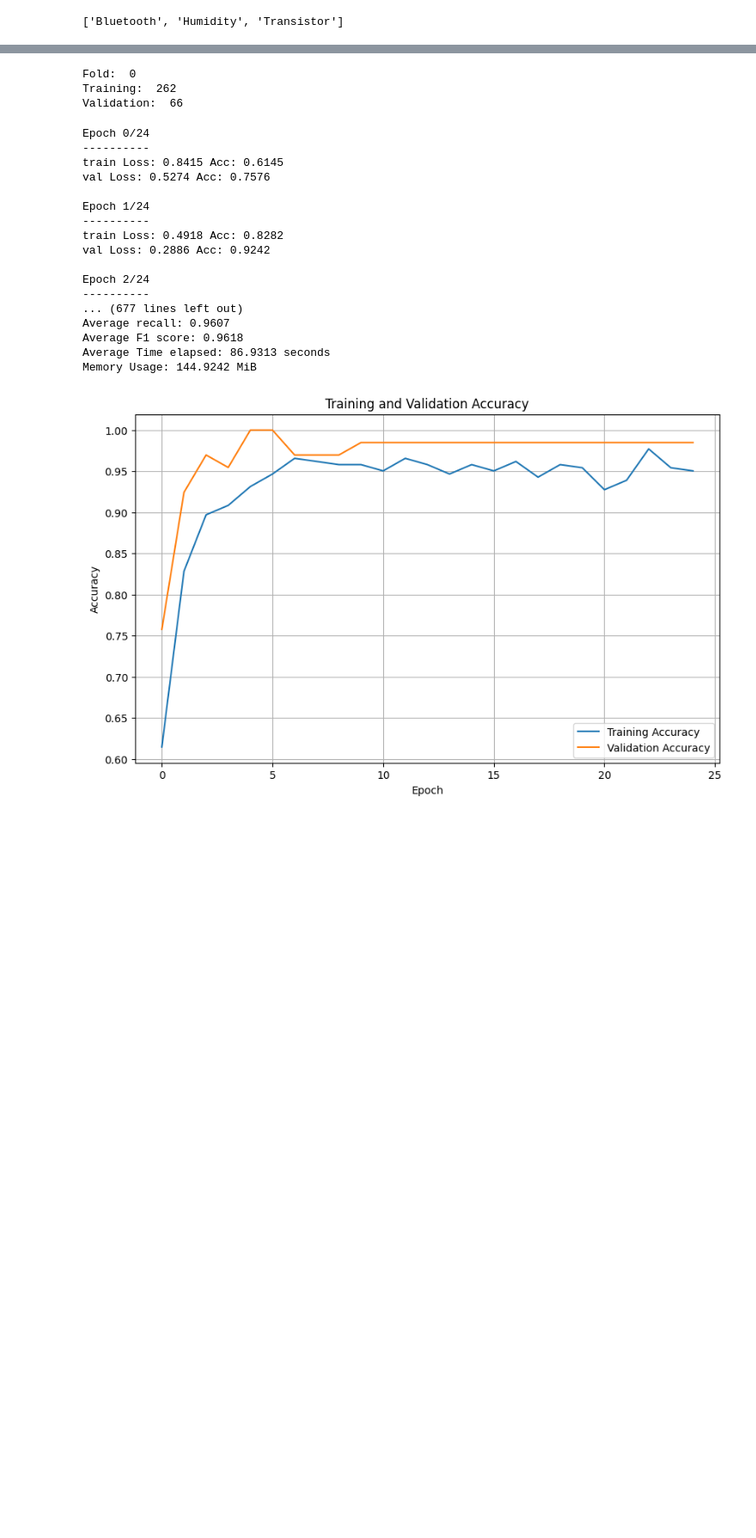
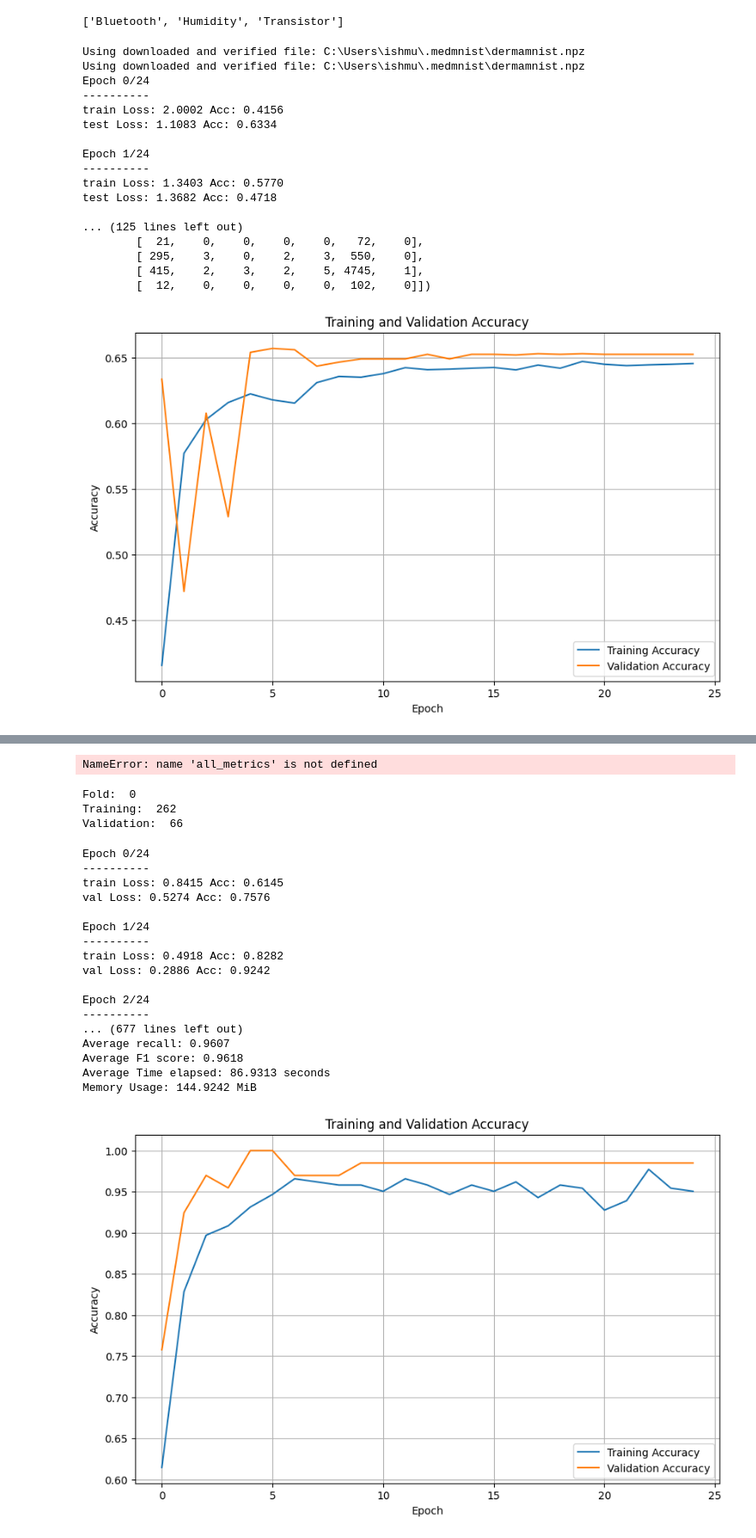
Before and after one commit to AnasIshfaque/Priv-FedTL, a Jupyter notebook: playground/Developing Transfer Learning Model/SqueezeNet_TL.ipynb, the cells around one changed output, grey strips where cells are left out. Shown at 86% size. Cells and saved outputs as stored; diff of their text form; code cells hidden in the pictures; blank space fills up the shorter version.

Commit message:
TL with MedMNIST datasets

```diff
--- a/playground/Developing Transfer Learning Model/SqueezeNet_TL.ipynb
+++ b/playground/Developing Transfer Learning Model/SqueezeNet_TL.ipynb
@@ -29,5 +105,5 @@ cuda:0
 # %%
-def train_model(model, criterion, optimizer, scheduler,  dataloaders, dataset_sizes, fold_num, num_epochs=25):
+def train_model(model, criterion, optimizer, scheduler,  dataloaders, dataset_sizes, num_classes=3, num_epochs=25):
     since = time.time()
     torch.cuda.reset_peak_memory_stats(device)
     best_model_wts = copy.deepcopy(model.state_dict())
@@ -42,7 +118,7 @@ def train_model(model, criterion, optimizer, scheduler,  dataloaders, dataset_si
     val_loss_list = []
 
     # initialize metric
-    metric = torchmetrics.classification.Accuracy(task="multiclass", num_classes=3)
+    metric = torchmetrics.classification.Accuracy(task="multiclass", num_classes=num_classes)
     predicted_labels = []
     ground_truth_labels = []
 
@@ -51,7 +127,7 @@ def train_model(model, criterion, optimizer, scheduler,  dataloaders, dataset_si
         print('-'*10)
 
         #Training and validation phase
-        for phase in ['train', 'val']:
+        for phase in ['train', 'test']:
             if phase == 'train':
                 model.train()
             else:
@@ -74,6 +150,7 @@ def train_model(model, criterion, optimizer, scheduler,  dataloaders, dataset_si
                     #googlenetcprfix
                     if str(type(outputs)) == "<class 'torch.Tensor'>":
                         _,preds = torch.max(outputs,1)
+                        labels = labels.squeeze().long()
                         loss = criterion(outputs,labels)
                     else :
                         _,preds = torch.max(outputs.logits,1)
@@ -98,7 +175,7 @@ def train_model(model, criterion, optimizer, scheduler,  dataloaders, dataset_si
             if phase == 'train':
                 train_acc_list.append(epoch_acc.item())
                 train_loss_list.append(epoch_loss)
-            elif phase == 'val':
+            elif phase == 'test':
                 val_acc_list.append(epoch_acc.item())
                 val_loss_list.append(epoch_loss)
 
@@ -109,7 +186,7 @@ def train_model(model, criterion, optimizer, scheduler,  dataloaders, dataset_si
             print(f'{phase} Loss: {epoch_loss:.4f} Acc: {epoch_acc:.4f}')
 
             #deep copy the model
-            if phase == 'val' and epoch_acc > best_acc:
+            if phase == 'test' and epoch_acc > best_acc:
                 best_acc = epoch_acc
                 best_model_wts = copy.deepcopy(model.state_dict())
 
@@ -123,27 +200,27 @@ def train_model(model, criterion, optimizer, scheduler,  dataloaders, dataset_si
     #calculate accuracy
     predicted_labels = torch.cat(predicted_labels)
     ground_truth_labels = torch.cat(ground_truth_labels)
-    accuracy = Accuracy(task="multiclass", num_classes=3)
+    accuracy = Accuracy(task="multiclass", num_classes=num_classes)
     accuracy(predicted_labels, ground_truth_labels)
     print(f'Accuracy: {accuracy.compute():.4f}')
 
     #calculate precision
-    precision = Precision(task="multiclass", average='macro', num_classes=3)
+    precision = Precision(task="multiclass", average='macro', num_classes=num_classes)
     precision(predicted_labels, ground_truth_labels)
     print(f'Precision: {precision.compute():.4f}')
 
     #calculate recall
-    recall = Recall(task="multiclass", average='macro', num_classes=3)
+    recall = Recall(task="multiclass", average='macro', num_classes=num_classes)
     recall(predicted_labels, ground_truth_labels)
     print(f'Recall: {recall.compute():.4f}')
 
     #calculate f1 score
-    f1 = F1Score(task="multiclass", average='macro', num_classes=3)
+    f1 = F1Score(task="multiclass", average='macro', num_classes=num_classes)
     f1(predicted_labels, ground_truth_labels)
     print(f'F1: {f1.compute():.4f}')
 
     #calculate confusion matrix
-    cm = torchmetrics.functional.confusion_matrix(predicted_labels, ground_truth_labels, num_classes=3, task="multiclass")
+    cm = torchmetrics.functional.confusion_matrix(predicted_labels, ground_truth_labels, num_classes=num_classes, task="multiclass")
     print(f'Confusion Matrix: \n{cm}')
 
     #plot the training and validation accuracy
@@ -158,8 +235,8 @@ def train_model(model, criterion, optimizer, scheduler,  dataloaders, dataset_si
     plt.title('Training and Validation Accuracy')
     plt.legend()
     plt.grid(True)
-
-    plt.savefig(plt_dir+'/accuracy_curves/'+ f'fold_{fold_num}.png')
+    plt.show()
+    # plt.savefig(plt_dir+'/accuracy_curves/'+ f'fold_{fold_num}.png')
 
     #plot the training and validation loss
 
@@ -172,8 +249,8 @@ def train_model(model, criterion, optimizer, scheduler,  dataloaders, dataset_si
     plt.title('Training and Validation Loss')
     plt.legend()
     plt.grid(True)
-
-    plt.savefig(plt_dir+'/loss_curves/'+ f'fold_{fold_num}.png')
+    plt.show()
+    # plt.savefig(plt_dir+'/loss_curves/'+ f'fold_{fold_num}.png')
 
     metrics = {}
     metrics['accuracy'] = accuracy.compute()
@@ -202,12 +279,14 @@ def get_transforms():
     std = np.array([0.229,0.224,0.225])
     data_transforms = {
           'train':transforms.Compose([
+              # transforms.Grayscale(num_output_channels=3),  # Convert grayscale to RGB
               transforms.RandomResizedCrop(224),
               transforms.RandomHorizontalFlip(),
               transforms.ToTensor(),
               transforms.Normalize(mean,std)
           ]),
-          'val':transforms.Compose([
+          'test':transforms.Compose([
+              # transforms.Grayscale(num_output_channels=3),  # Convert grayscale to RGB
               transforms.Resize(256),
               transforms.CenterCrop(224),
               transforms.ToTensor(),
@@ -328,0 +463,21 @@ print(classes)
+# %%
+preTrainImageNet("squeezenet") # dermamnist 64x64
+# %% [output]
+Using downloaded and verified file: C:\Users\ishmu\.medmnist\dermamnist.npz
+Using downloaded and verified file: C:\Users\ishmu\.medmnist\dermamnist.npz
+Epoch 0/24
+----------
+train Loss: 2.0002 Acc: 0.4156
+test Loss: 1.1083 Acc: 0.6334
+
+Epoch 1/24
+----------
+train Loss: 1.3403 Acc: 0.5770
+test Loss: 1.3682 Acc: 0.4718
+
+... (125 lines left out)
+        [  21,    0,    0,    0,    0,   72,    0],
+        [ 295,    3,    0,    2,    3,  550,    0],
+        [ 415,    2,    3,    2,    5, 4745,    1],
+        [  12,    0,    0,    0,    0,  102,    0]])
+[figure, added]
@@ -329 +485,2 @@ print(classes)
+NameError: name 'all_metrics' is not defined
 # %%
```
Also changed, not shown: parts of 10 cells of this notebook, 1 other file.
